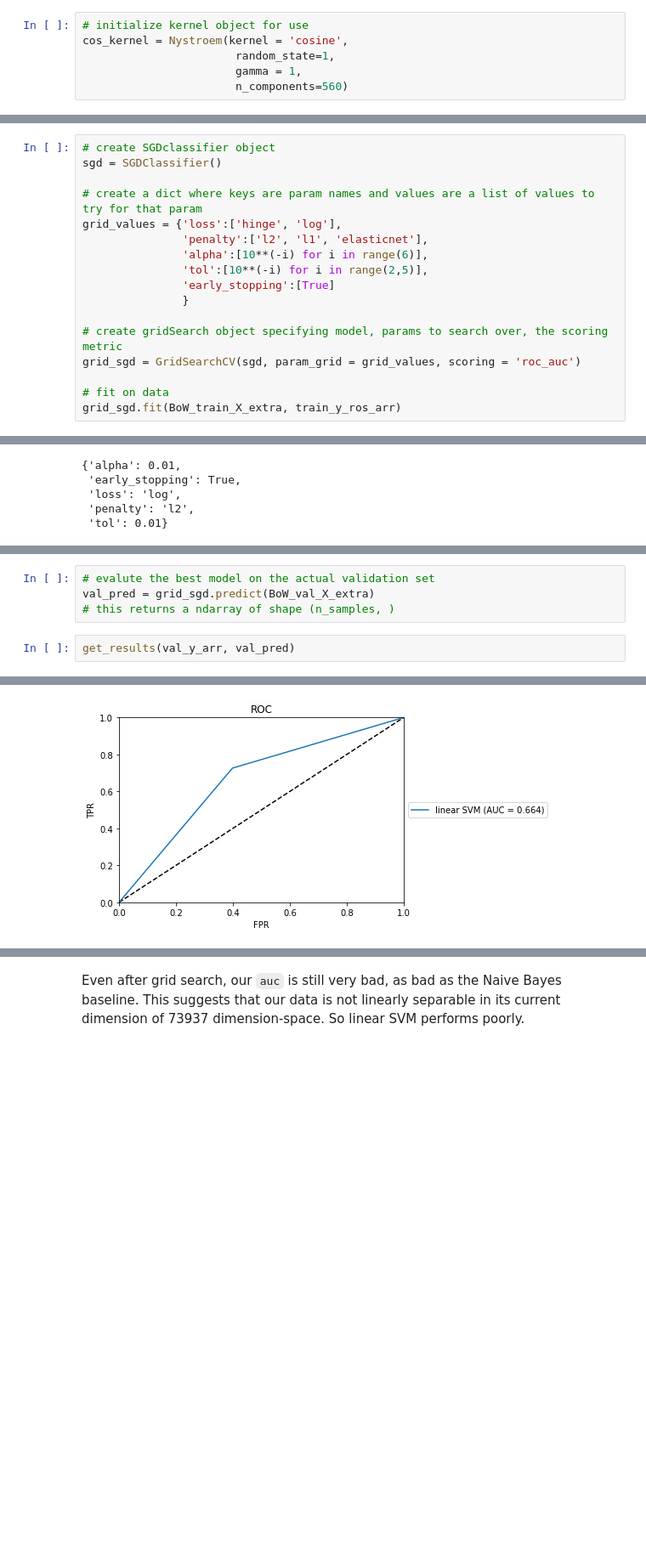
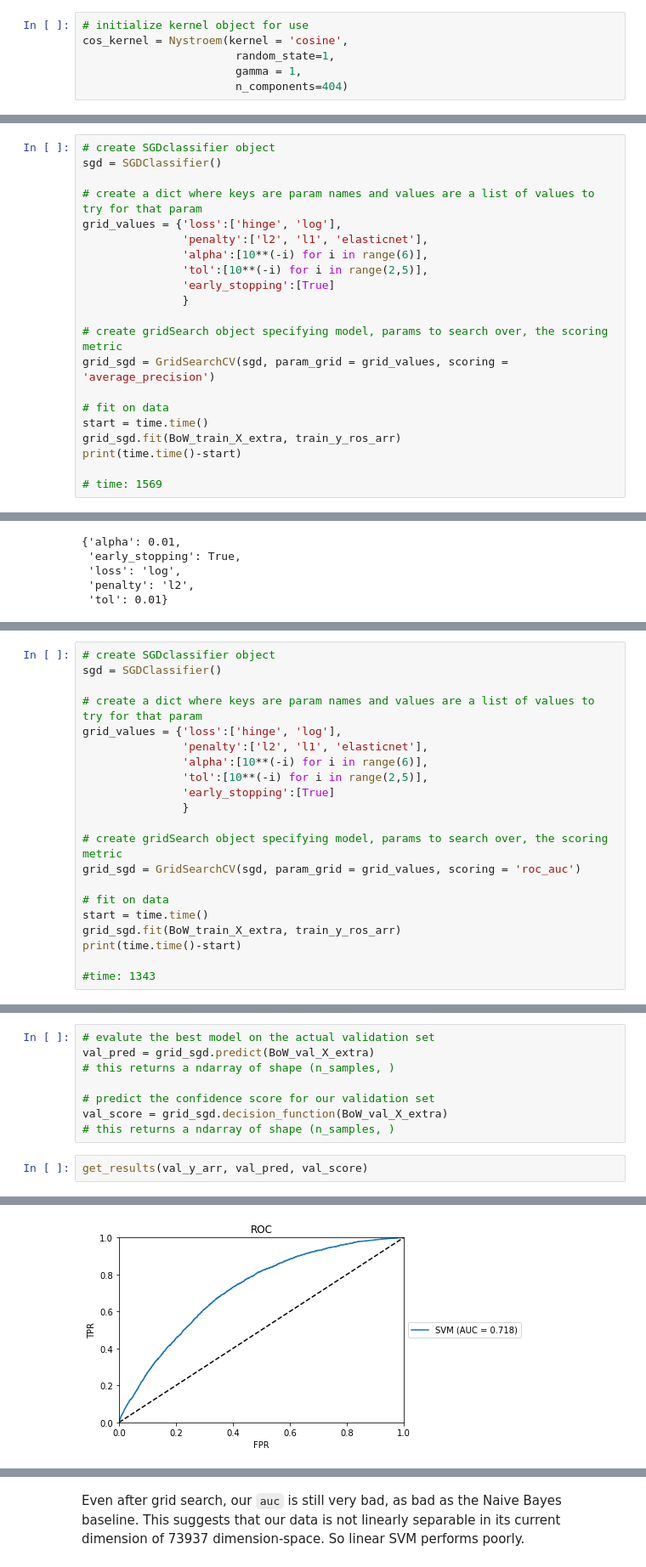
Before and after one commit to cc6580/DSGA1003_Proj, a Jupyter notebook: cc_SVM.ipynb, the cells around one changed output, grey strips where cells are left out. Shown: that part at 85% size. Drawn from its saved outputs; the diff is of its cells as text; blank space fills up the shorter version.

Commit message:
added grid search over all kernels and SVM params

```diff
--- a/cc_SVM.ipynb
+++ b/cc_SVM.ipynb
@@ -695,6 +990,6 @@ actual positive                3249                 399
 cos_kernel = Nystroem(kernel = 'cosine',
                        random_state=1,
                        gamma = 1,
-                       n_components=560)
+                       n_components=404)
 # %%
 # kernel transform our input data, so for both train and validation
@@ -754,7 +1376,11 @@ grid_values = {'loss':['hinge', 'log'],
                }
 
 # create gridSearch object specifying model, params to search over, the scoring metric
-grid_sgd = GridSearchCV(sgd, param_grid = grid_values, scoring = 'roc_auc')
+grid_sgd = GridSearchCV(sgd, param_grid = grid_values, scoring = 'average_precision')
 
 # fit on data
+start = time.time()
 grid_sgd.fit(BoW_train_X_extra, train_y_ros_arr)
+print(time.time()-start)
+
+# time: 1569
@@ -768,0 +1457,21 @@ grid_sgd.best_params_
+# %%
+# create SGDclassifier object
+sgd = SGDClassifier()
+
+# create a dict where keys are param names and values are a list of values to try for that param
+grid_values = {'loss':['hinge', 'log'],
+               'penalty':['l2', 'l1', 'elasticnet'],
+               'alpha':[10**(-i) for i in range(6)],
+               'tol':[10**(-i) for i in range(2,5)],
+               'early_stopping':[True]
+               }
+
+# create gridSearch object specifying model, params to search over, the scoring metric
+grid_sgd = GridSearchCV(sgd, param_grid = grid_values, scoring = 'roc_auc')
+
+# fit on data
+start = time.time()
+grid_sgd.fit(BoW_train_X_extra, train_y_ros_arr)
+print(time.time()-start)
+
+#time: 1343
@@ -774,6 +1527,10 @@ grid_sgd.best_score_
 # evalute the best model on the actual validation set
 val_pred = grid_sgd.predict(BoW_val_X_extra)
 # this returns a ndarray of shape (n_samples, )
+
+# predict the confidence score for our validation set
+val_score = grid_sgd.decision_function(BoW_val_X_extra)
+# this returns a ndarray of shape (n_samples, )
 # %%
-get_results(val_y_arr, val_pred)
+get_results(val_y_arr, val_pred, val_score)
 # %% [output]
@@ -782,3 +1539,3 @@ average precision score: 0.15187493506328248
-[figure, old version]
+[figure, new version]
 Confusion Matrix:
                  predicted negative  predicted positive
```
Also changed, not shown: parts of 234 cells of this notebook.
